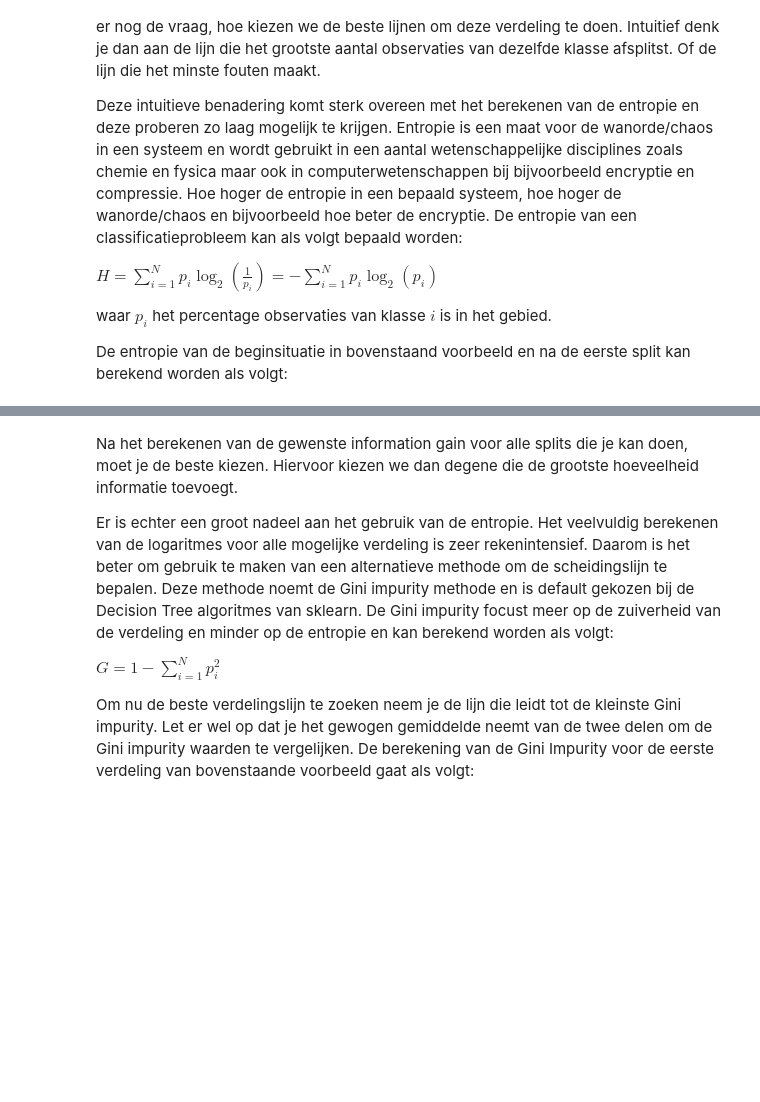
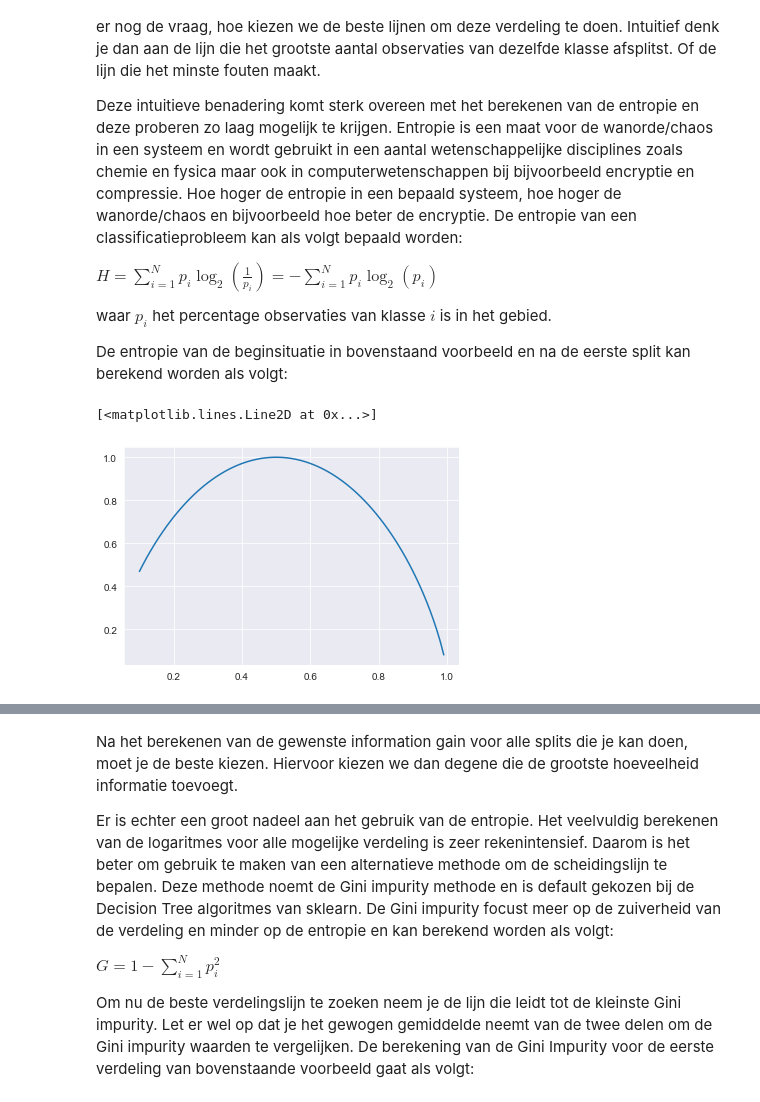
Before and after one commit to OdiseeDataScience2122/Leerstof_2122, a Jupyter notebook: 16_DecisionTreesAndForests/16_DecisionTreesAndForests.ipynb, the cells around one changed output, grey strips where cells are left out. Cells and saved outputs as stored; diff of their text form; code cells hidden in the pictures; blank space fills up the shorter version.

```diff
--- a/16_DecisionTreesAndForests/16_DecisionTreesAndForests.ipynb
+++ b/16_DecisionTreesAndForests/16_DecisionTreesAndForests.ipynb
@@ -62,4 +66,11 @@ $H = \sum\limits_{i=1}^{N} p_i \log_2(\frac{1}{p_i}) = -\sum\limits_{i=1}^{N} p_
 waar $p_i$ het percentage observaties van klasse $i$ is in het gebied.
 
 De entropie van de beginsituatie in bovenstaand voorbeeld en na de eerste split kan berekend worden als volgt:
+# %%
+x = np.arange(0.1,1,0.01)
+y = x * np.log2(x) + (1-x) * np.log2(1-x)
+plt.plot(x,-y)
+# %% [output]
+[<matplotlib.lines.Line2D at 0x...>]
+[figure, added]
 # %%
```
Also changed, not shown: parts of 5 cells of this notebook, 3 other files.
